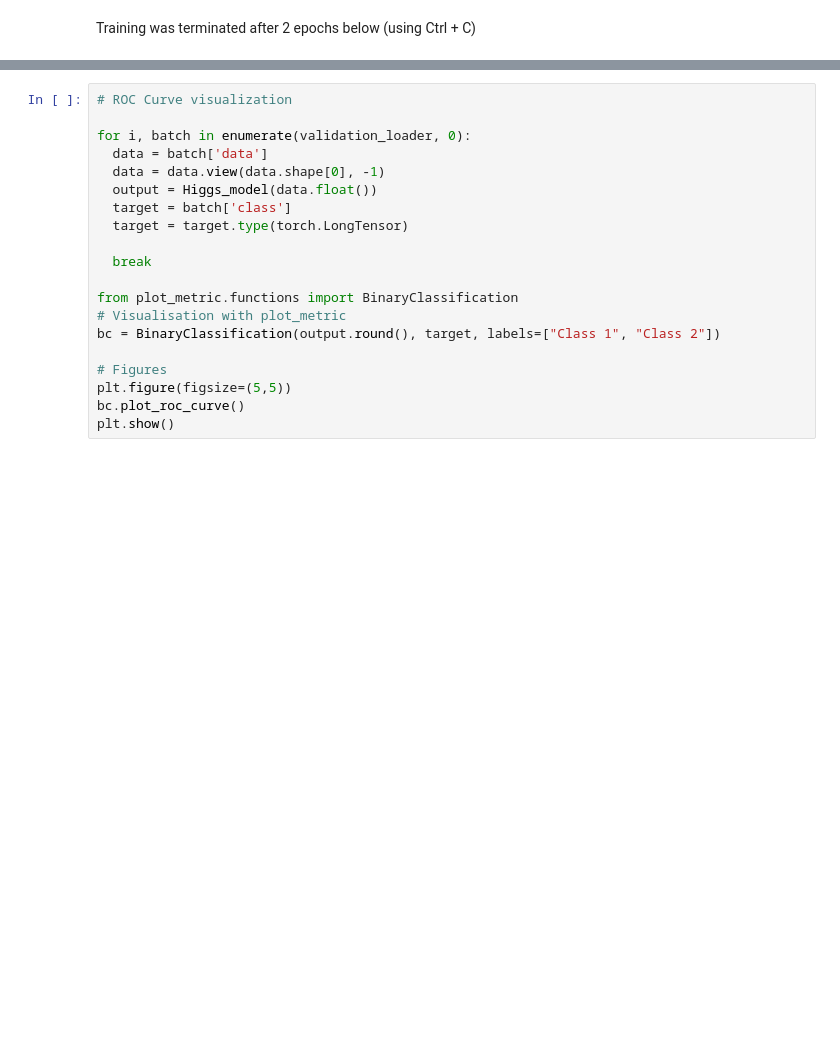
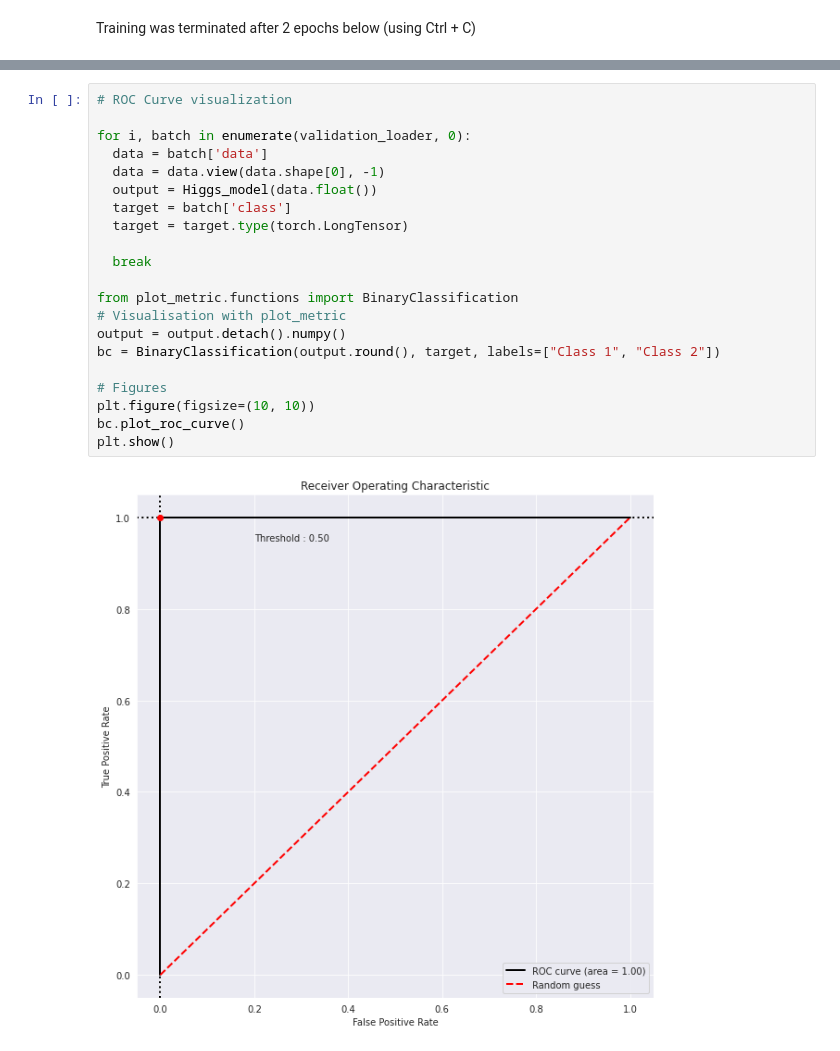
Before and after one commit to Yash-10/Higgs-Classification, a Jupyter notebook: HiggsClassification.ipynb, the cells around one changed output, grey strips where cells are left out. Saved outputs shown, nothing was run; the diff lists cells and outputs as text; blank space fills up the shorter version.

```diff
--- a/HiggsClassification.ipynb
+++ b/HiggsClassification.ipynb
@@ -298,20 +356,23 @@ pip install plot-metric
 # %%
 # ROC Curve visualization
 
 for i, batch in enumerate(validation_loader, 0):
   data = batch['data']
   data = data.view(data.shape[0], -1)
   output = Higgs_model(data.float())
   target = batch['class']
   target = target.type(torch.LongTensor)
 
   break
 
 from plot_metric.functions import BinaryClassification
 # Visualisation with plot_metric
+output = output.detach().numpy()
 bc = BinaryClassification(output.round(), target, labels=["Class 1", "Class 2"])
 
 # Figures
-plt.figure(figsize=(5,5))
+plt.figure(figsize=(10, 10))
 bc.plot_roc_curve()
 plt.show()
+# %% [output]
+[figure, added]
```
Also changed, not shown: parts of 25 cells of this notebook.
